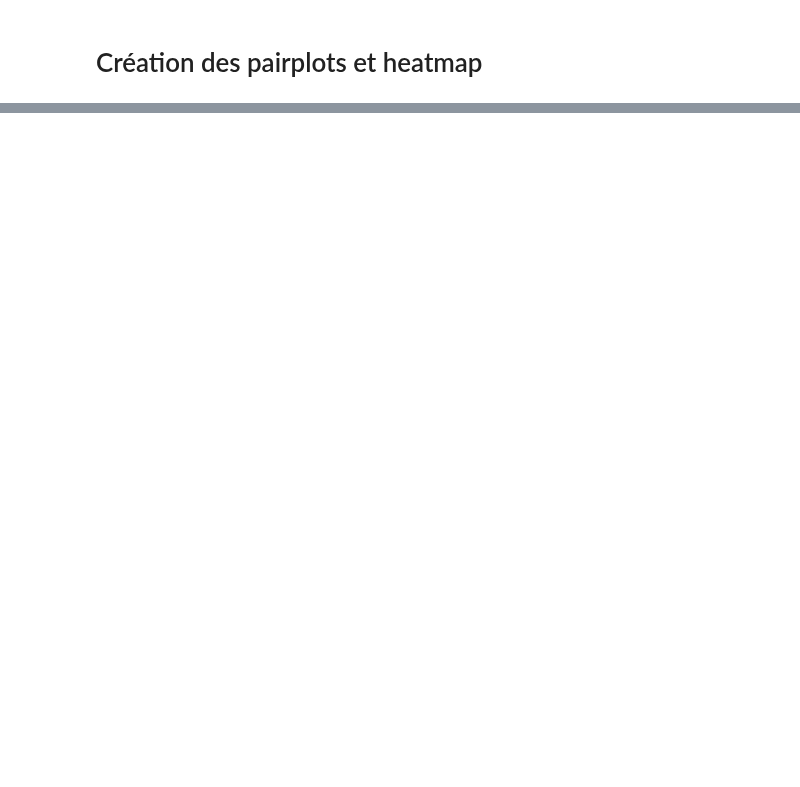
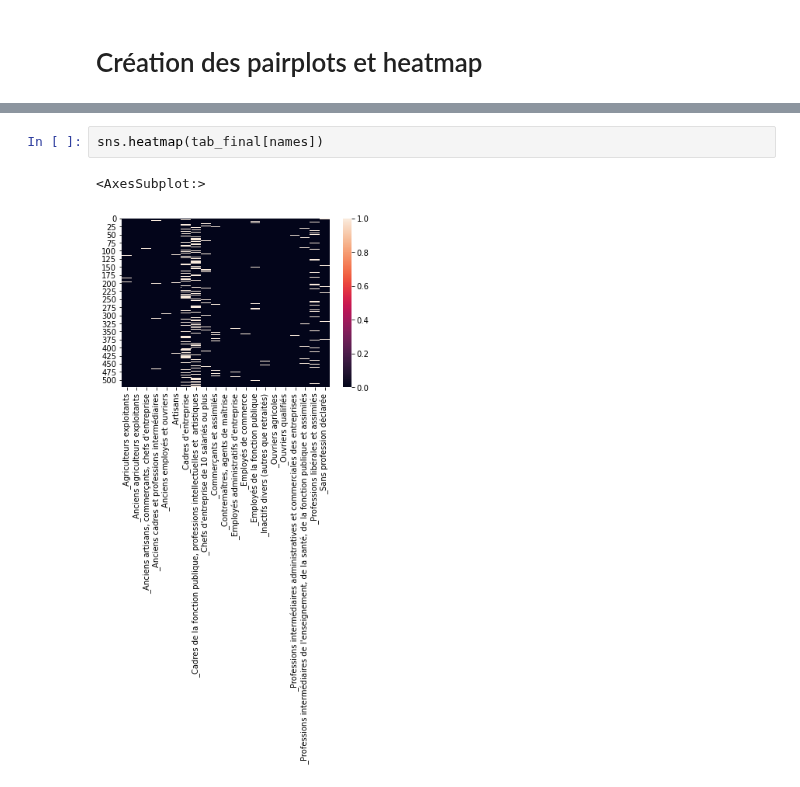
Before and after one commit to p-contamin/Prediction-de-l-activite-des-deputes-francais, a Jupyter notebook: 2. Data Viz/Graphiques de visualisation.ipynb, the cells around one changed output, grey strips where cells are left out. Saved outputs shown, nothing was run; the diff lists cells and outputs as text; blank space fills up the shorter version.

```diff
--- a/2. Data Viz/Graphiques de visualisation.ipynb
+++ b/2. Data Viz/Graphiques de visualisation.ipynb
@@ -128,0 +130,5 @@ essai = basevraimenfinale.iloc[:,[0,2]])
+# %%
+sns.heatmap(tab_final[names])
+# %% [output]
+<AxesSubplot:>
+[figure, added]
```
Also changed, not shown: parts of 6 cells of this notebook.
